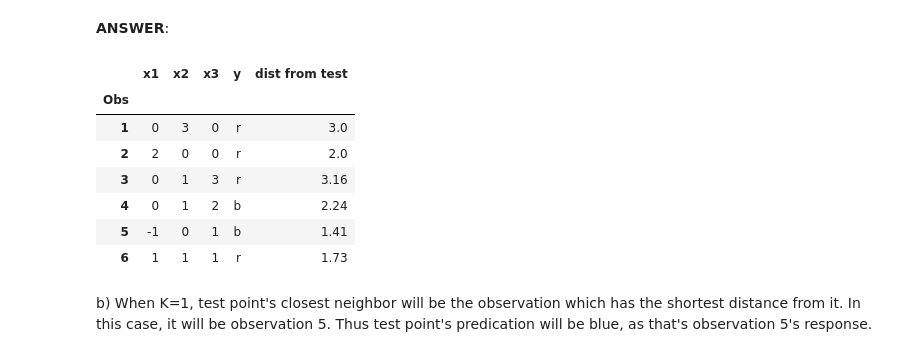
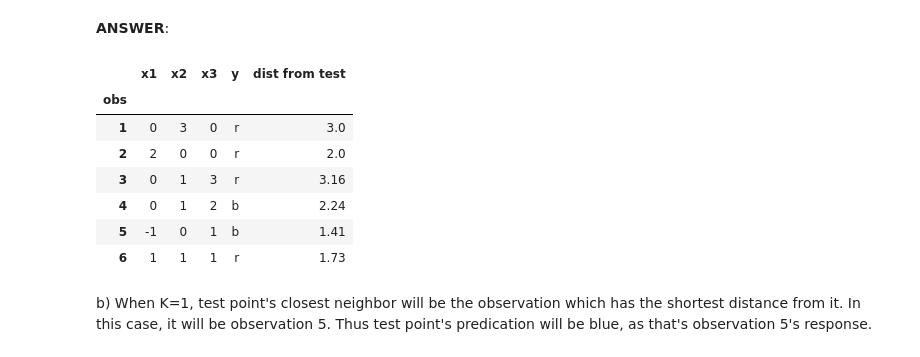
Before and after one commit to xuecongsun/machine-learning-course, a Jupyter notebook: Assignment 2.ipynb, the cells around one changed output. Drawn from its saved outputs; the diff is of its cells as text; code cells hidden in the pictures.

```diff
--- a/Assignment 2.ipynb
+++ b/Assignment 2.ipynb
@@ -242,27 +242,29 @@ y = np.array(['r','r','r','b','b','r'])
 # %%
 #a)
 import pandas as pd
 
 testpoint = np.array([[0,0,0]])
 
 dist=[]
 for each in X:
     dist.append(round(distance.euclidean(each, testpoint),2))
 
 dist = np.array(dist)
 dist = dist.reshape(-1,1)
+obs = np.arange(1,7)
 
-dist_training = np.c_[X, y, dist]
+dist_training = np.c_[obs, X, y, dist]
 
-dist_training_df = pd.DataFrame(dist_training, columns = ['x1','x2','x3', 'y', 'dist from test'])
+dist_training_df = pd.DataFrame(dist_training, columns = ['obs','x1','x2','x3', 'y', 'dist from test'])
 
-dist_training_df.index = dist_training_df.index + 1
-dist_training_df.index.name = 'Obs'
+
+dist_training_df.set_index('obs',inplace=True)
+
 
 dist_training_df
 # %% [output]
 |  | x1 | x2 | x3 | y | dist from test |
-| Obs |  |  |  |  |  |
+| obs |  |  |  |  |  |
 | 1 | 0 | 3 | 0 | r | 3.0 |
 | 2 | 2 | 0 | 0 | r | 2.0 |
 | 3 | 0 | 1 | 3 | r | 3.16 |
```
Also changed, not shown: parts of 2 cells of this notebook, 1 other file.
